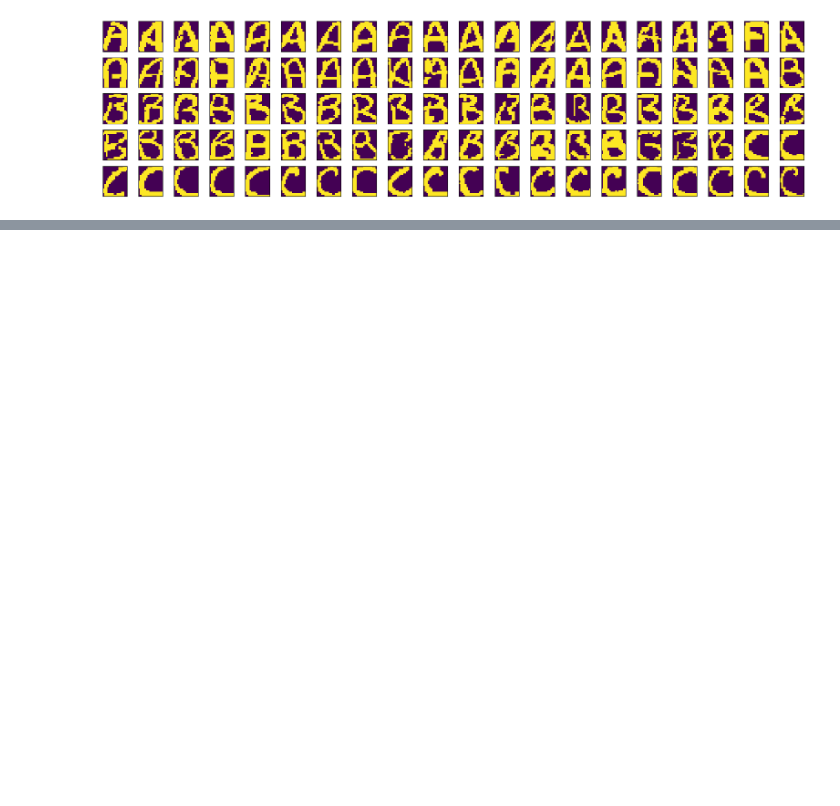
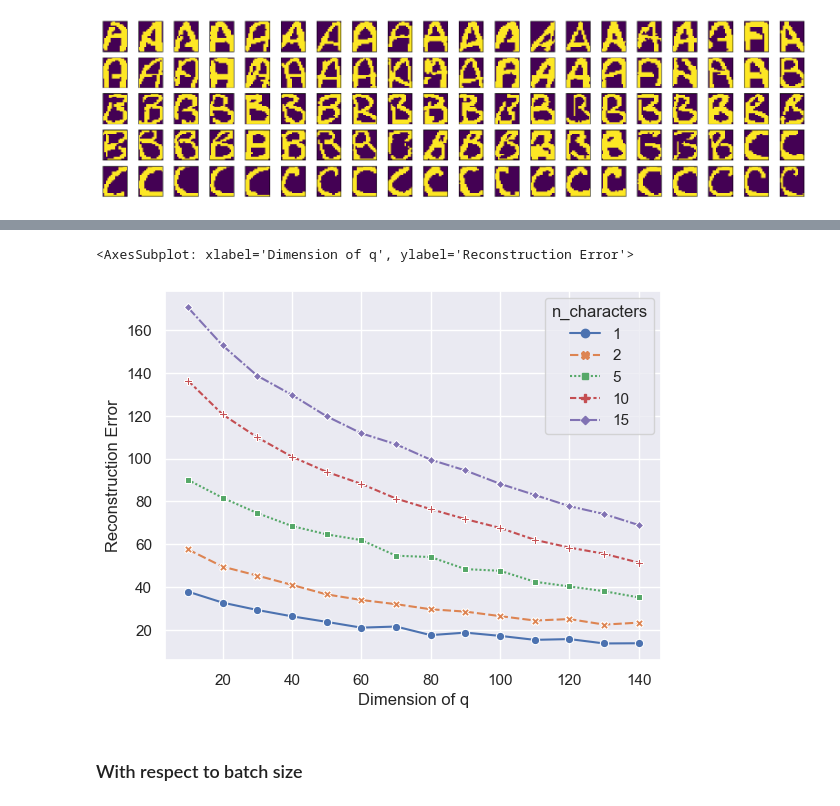
Before and after one commit to pmorelr/RBM, a Jupyter notebook: results.ipynb, the cells around one changed output, grey strips where cells are left out. Saved outputs shown, nothing was run; the diff lists cells and outputs as text; code cells hidden in the pictures; blank space fills up the shorter version.

```diff
--- a/results.ipynb
+++ b/results.ipynb
@@ -87,0 +97,30 @@ plot_data_out(data_gen,5,20)
+# %%
+# Number of characters to train model on
+characters = [1,2,5,10,15]
+
+results = []
+for i in characters:
+    #Load training data
+    data_carac = list(range(10,10+i))
+    data_train = lire_alpha_digit(data_s,data_carac)
+
+    #Training different models with varying dimensions
+    for q in range(10,150,10):
+        #Define and Train model
+        rbm=RBM(320,q)
+        rbm.train_RBM(data_train, eps=0.1, nb_epoch=50, taille_batch=4)
+
+        #Generate output and calculate error
+        data_output = rbm.sortie_entree(rbm.entree_sortie(data_train))
+        error = np.mean(np.linalg.norm(data_train - data_output))
+        results.append([error, i, q])
+# %%
+df = pd.DataFrame(np.array(results), columns=['Reconstruction Error', 'n_characters', 'Dimension of q'])
+df['n_characters'] = df['n_characters'].astype('int').astype('str')
+
+sns.lineplot(data=df, x='Dimension of q', y='Reconstruction Error', hue='n_characters', style='n_characters', markers=True, dashes=True)
+# %% [output]
+<AxesSubplot: xlabel='Dimension of q', ylabel='Reconstruction Error'>
+[figure, added]
+# %% [markdown]
+### With respect to batch size
```
Also changed, not shown: parts of 12 cells of this notebook.
